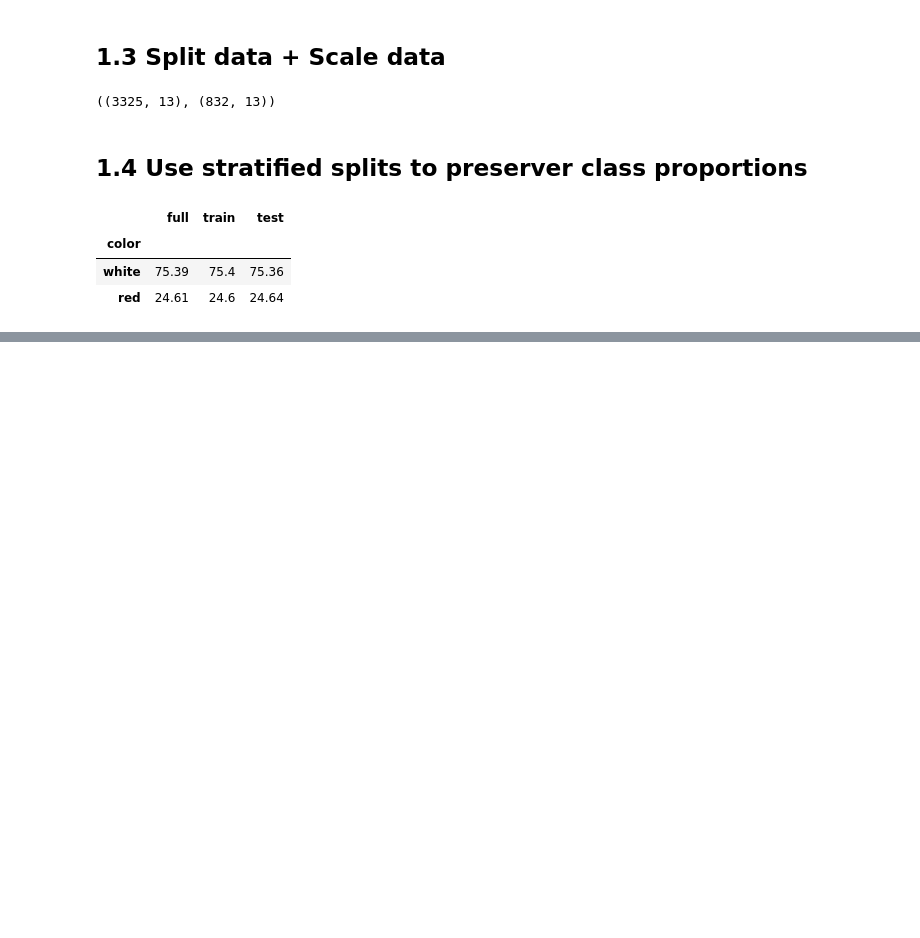
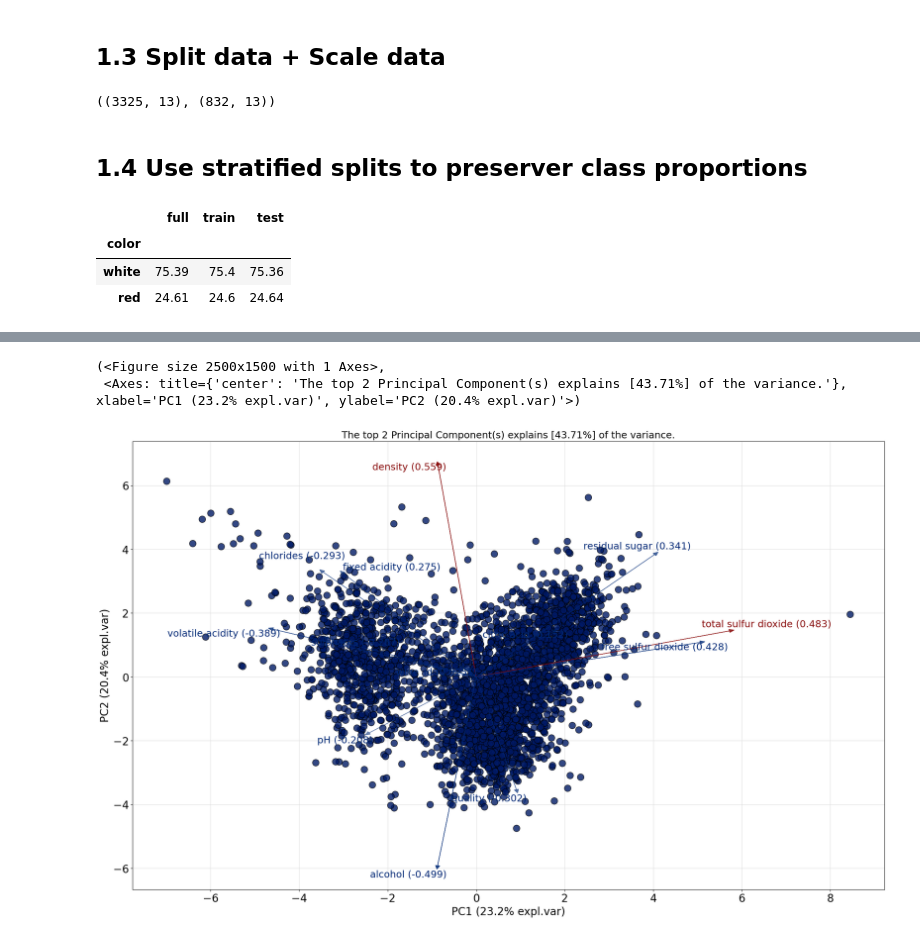
Before and after one commit to Titaniel3/ASDA_2025_Group_1_Portfolio_new, a Jupyter notebook: notebooks/week_12_Ranjit_part.ipynb, the cells around one changed output, grey strips where cells are left out. Drawn from its saved outputs; the diff is of its cells as text; code cells hidden in the pictures; blank space fills up the shorter version.

```diff
--- a/notebooks/week_12_Ranjit_part.ipynb
+++ b/notebooks/week_12_Ranjit_part.ipynb
@@ -228,0 +236,16 @@ InvalidIndexError: (slice(None, None, None), 0)
+# %%
+C_values = [0.1, 1, 10, 100]
+
+for C in C_values:
+    svm_rbf = SVC(
+        kernel="rbf",
+        C=C,
+        gamma="scale",
+        random_state=42
+    )
+
+    svm_rbf.fit(X_train_scaled, y_train)
+    y_test_pred = svm_rbf.predict(X_test_scaled)
+
+    acc = accuracy_score(y_test, y_test_pred)
+    print(f"C={C} → Test Accuracy: {acc:.4f}")
@@ -228,0 +259,16 @@ InvalidIndexError: (slice(None, None, None), 0)
+# %%
+gamma_values = [0.01, 0.1, 0.00001]
+
+for gamma in gamma_values:
+    svm_rbf = SVC(
+        kernel="rbf",
+        C=1.0,
+        gamma=gamma,
+        random_state=42
+    )
+
+    svm_rbf.fit(X_train_scaled, y_train)
+    y_test_pred = svm_rbf.predict(X_test_scaled)
+
+    acc = accuracy_score(y_test, y_test_pred)
+    print(f"gamma={gamma} → Test Accuracy: {acc:.4f}")
@@ -228,0 +302,10 @@ InvalidIndexError: (slice(None, None, None), 0)
+# %%
+pca = PCA(n_components=2, random_state=42)
+X_train_pca = pca.fit_transform(X_train_scaled)
+# %%
+from pca import pca
+model = pca(n_components=2)
+labels = X.columns
+results = model.fit_transform(X_train_scaled, col_labels=labels)
+model.biplot(label=True, legend=True)
+# %% [output]
@@ -228,0 +323,3 @@ InvalidIndexError: (slice(None, None, None), 0)
+(<Figure size 2500x1500 with 1 Axes>,
+ <Axes: title={'center': 'The top 2 Principal Component(s) explains [43.71%] of the variance.'}, xlabel='PC1 (23.2% expl.var)', ylabel='PC2 (20.4% expl.var)'>)
+[figure, added]
```
Also changed, not shown: parts of 22 cells of this notebook.
